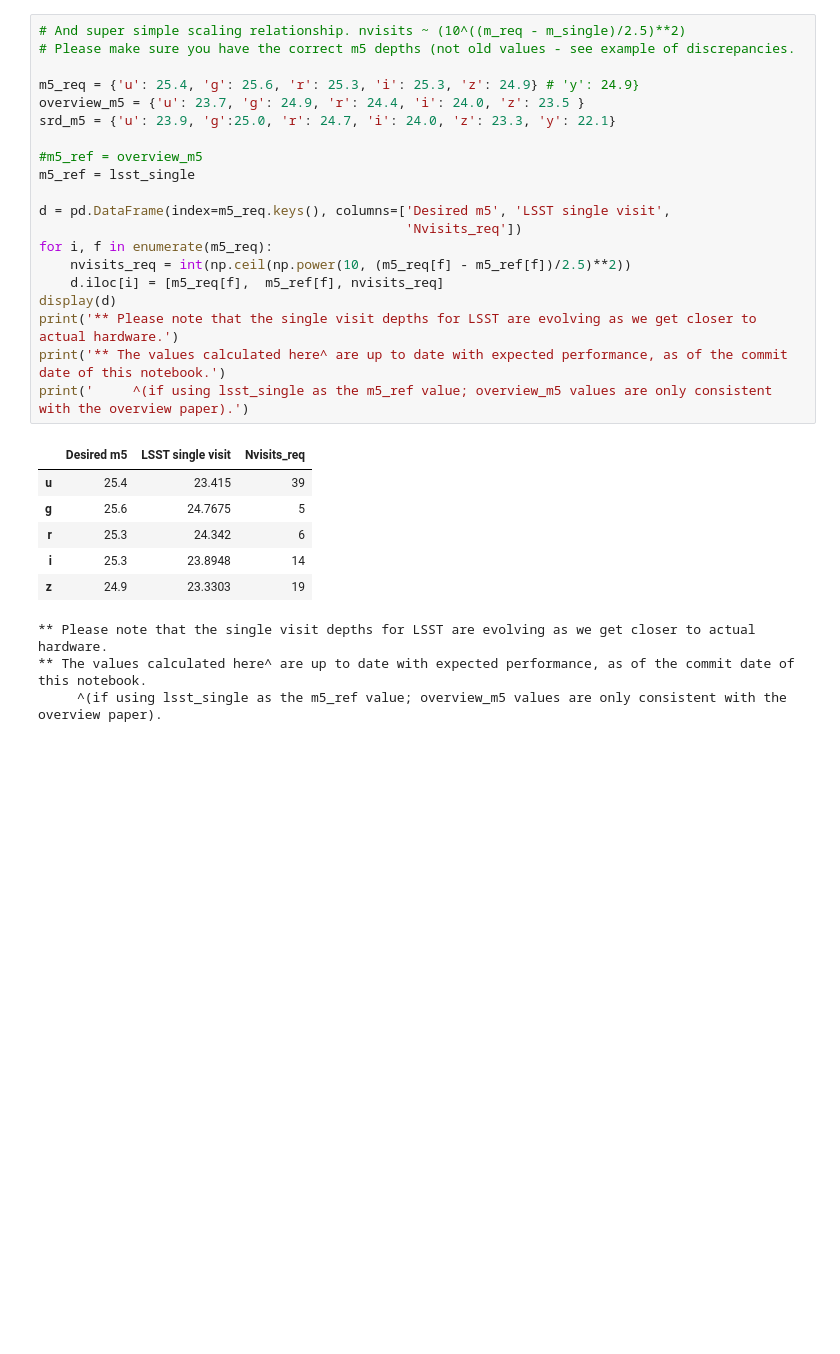
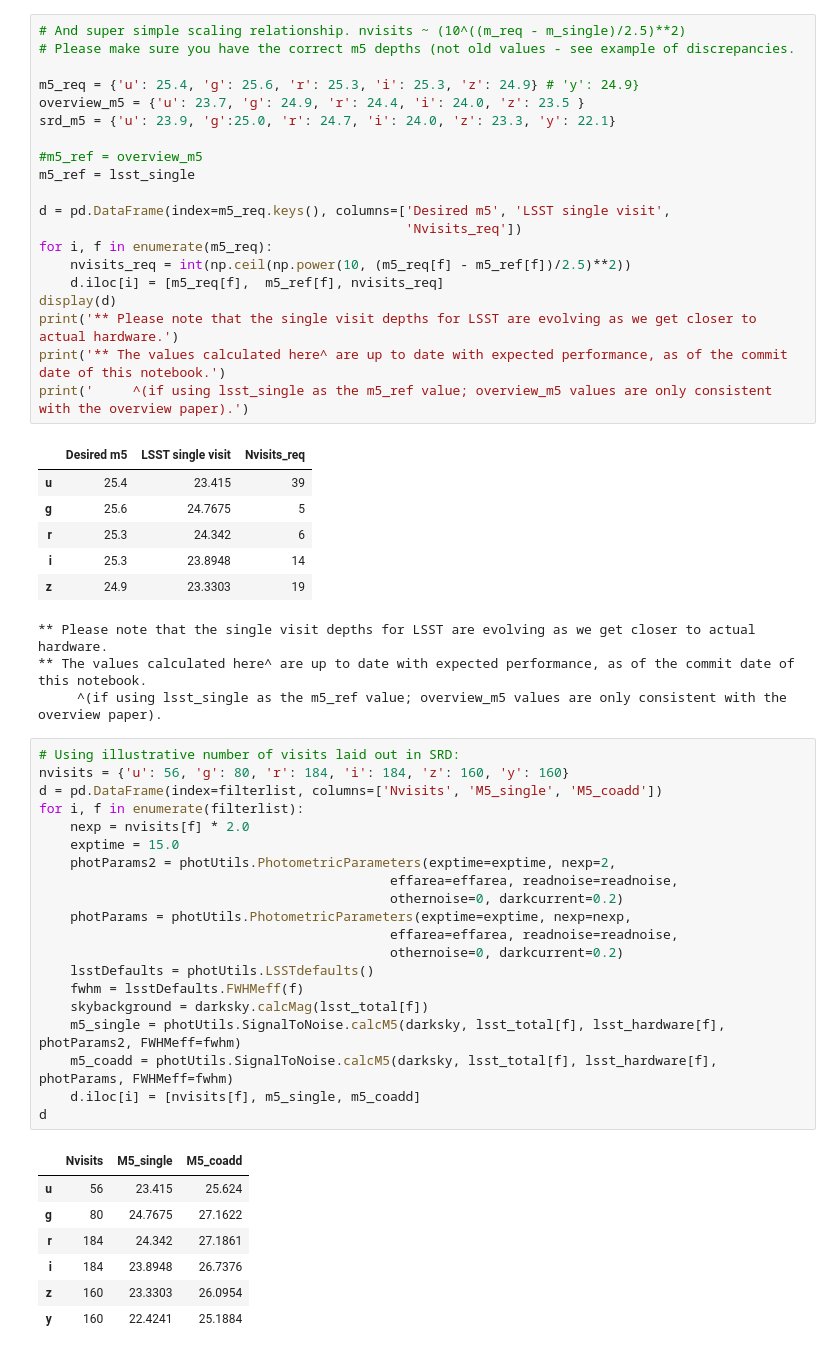
Before and after one commit to lsst/throughputs, a Jupyter notebook: examples/Number of exposures for given m5.ipynb, the cells around one changed output. Saved outputs shown, nothing was run; the diff lists cells and outputs as text; blank space fills up the shorter version.

Commit message:
Updated notebook for number of exposures/m5

```diff
--- a/examples/Number of exposures for given m5.ipynb
+++ b/examples/Number of exposures for given m5.ipynb
@@ -264,3 +264,31 @@ print('     ^(if using lsst_single as the m5_ref value; overview_m5 values are o
 ** Please note that the single visit depths for LSST are evolving as we get closer to actual hardware.
 ** The values calculated here^ are up to date with expected performance, as of the commit date of this notebook.
      ^(if using lsst_single as the m5_ref value; overview_m5 values are only consistent with the overview paper).
+# %%
+# Using illustrative number of visits laid out in SRD:
+nvisits = {'u': 56, 'g': 80, 'r': 184, 'i': 184, 'z': 160, 'y': 160}
+d = pd.DataFrame(index=filterlist, columns=['Nvisits', 'M5_single', 'M5_coadd'])
+for i, f in enumerate(filterlist):
+    nexp = nvisits[f] * 2.0
+    exptime = 15.0
+    photParams2 = photUtils.PhotometricParameters(exptime=exptime, nexp=2,
+                                             effarea=effarea, readnoise=readnoise,
+                                             othernoise=0, darkcurrent=0.2)
+    photParams = photUtils.PhotometricParameters(exptime=exptime, nexp=nexp,
+                                             effarea=effarea, readnoise=readnoise,
+                                             othernoise=0, darkcurrent=0.2)
+    lsstDefaults = photUtils.LSSTdefaults()
+    fwhm = lsstDefaults.FWHMeff(f)
+    skybackground = darksky.calcMag(lsst_total[f])
+    m5_single = photUtils.SignalToNoise.calcM5(darksky, lsst_total[f], lsst_hardware[f], photParams2, FWHMeff=fwhm)
+    m5_coadd = photUtils.SignalToNoise.calcM5(darksky, lsst_total[f], lsst_hardware[f], photParams, FWHMeff=fwhm)
+    d.iloc[i] = [nvisits[f], m5_single, m5_coadd]
+d
+# %% [output]
+|  | Nvisits | M5_single | M5_coadd |
+| u | 56 | 23.415 | 25.624 |
+| g | 80 | 24.7675 | 27.1622 |
+| r | 184 | 24.342 | 27.1861 |
+| i | 184 | 23.8948 | 26.7376 |
+| z | 160 | 23.3303 | 26.0954 |
+| y | 160 | 22.4241 | 25.1884 |
```
